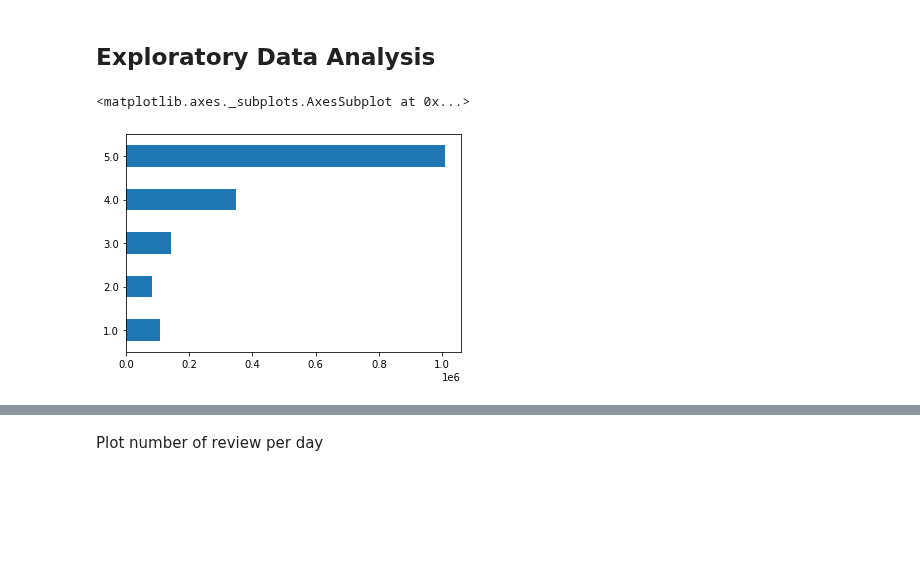
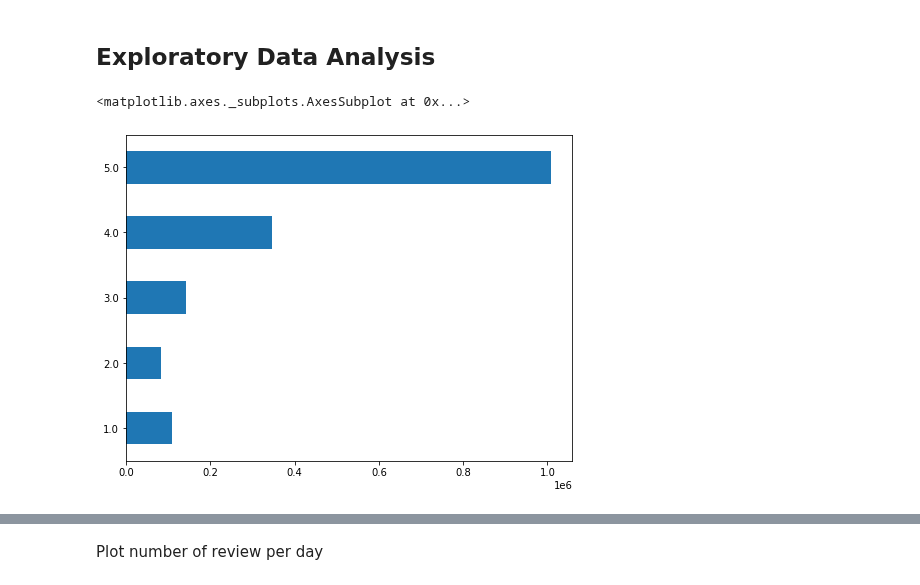
Before and after one commit to bachhvu/Amazon-NLP, a Jupyter notebook: Model Development.ipynb, the cells around one changed output, grey strips where cells are left out. Cells and saved outputs as stored; diff of their text form; code cells hidden in the pictures; blank space fills up the shorter version.

```diff
--- a/Model Development.ipynb
+++ b/Model Development.ipynb
@@ -63,7 +59,8 @@ Review per product: 26.81205060237139
 # %% [markdown]
 ## Exploratory Data Analysis
 # %%
+plt.figure(figsize=(8,6))
 df['overall'].value_counts().sort_index().plot(kind="barh")
 # %% [output]
 <matplotlib.axes._subplots.AxesSubplot at 0x...>
-[figure, old version]
+[figure, new version]
```
Also changed, not shown: parts of 6 cells of this notebook.
